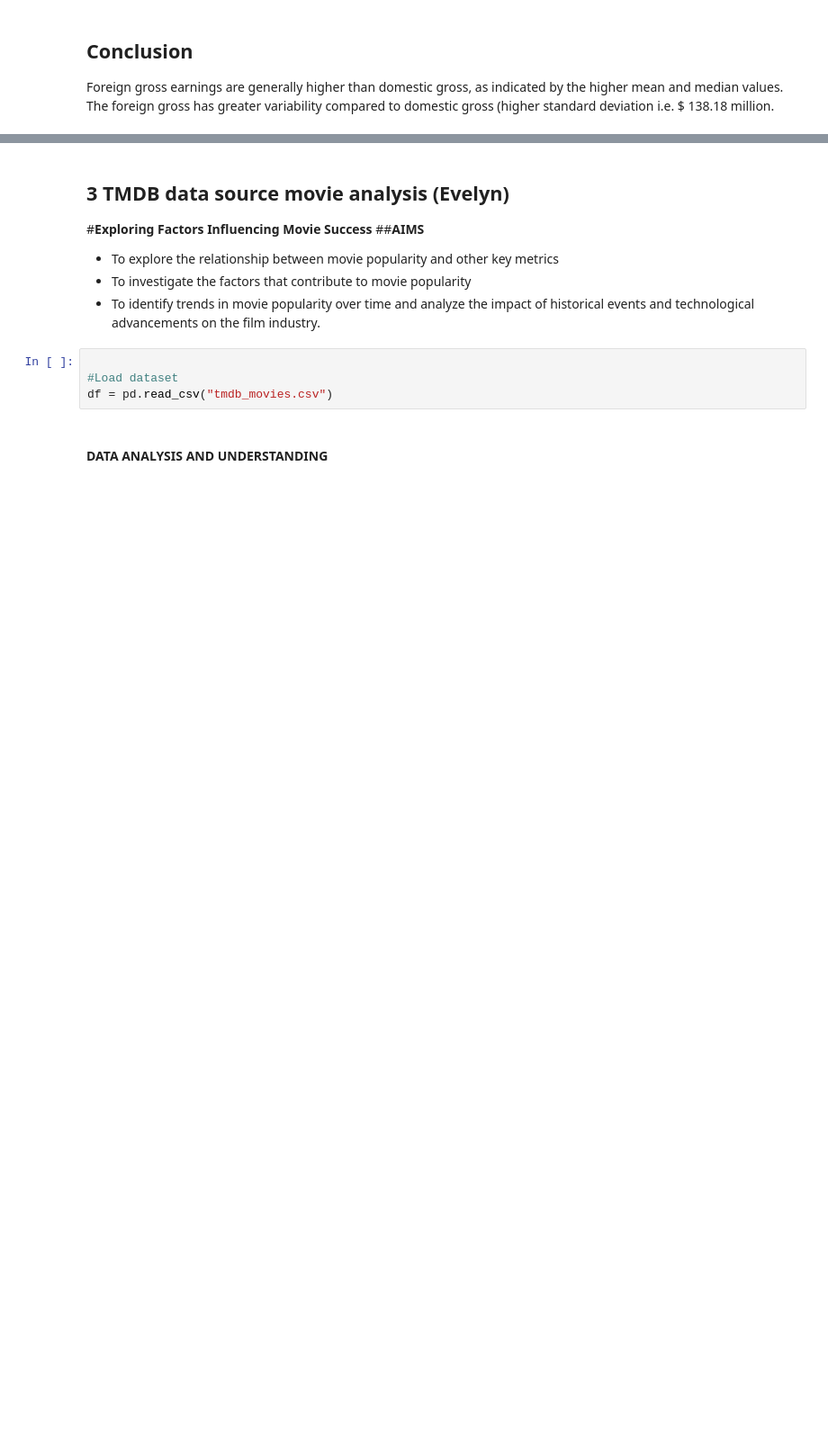
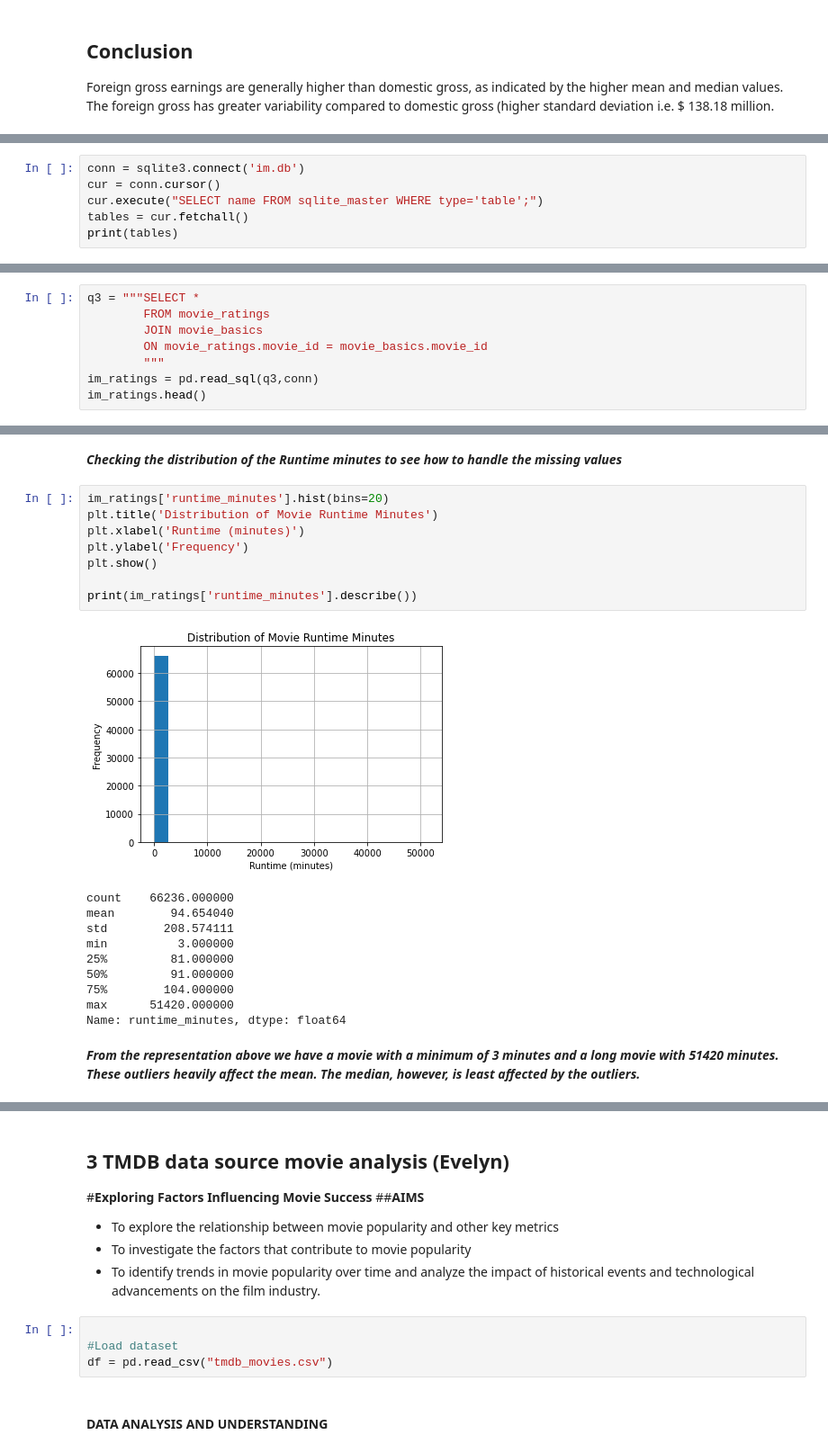
Before and after one commit to Thazes/Dsf-pt09-grp2, a Jupyter notebook: phase_2_group_2.ipynb, the cells around one changed output, grey strips where cells are left out. Shown: that part at 90% size. Cells and saved outputs as stored; diff of their text form; blank space fills up the shorter version.

```diff
--- a/phase_2_group_2.ipynb
+++ b/phase_2_group_2.ipynb
@@ -170,0 +177,6 @@ The foreign gross has greater variability compared to domestic gross (higher sta
+# %%
+conn = sqlite3.connect('im.db')
+cur = conn.cursor()
+cur.execute("SELECT name FROM sqlite_master WHERE type='table';")
+tables = cur.fetchall()
+print(tables)
@@ -170,0 +356,8 @@ The foreign gross has greater variability compared to domestic gross (higher sta
+# %%
+q3 = """SELECT *
+        FROM movie_ratings
+        JOIN movie_basics
+        ON movie_ratings.movie_id = movie_basics.movie_id
+        """
+im_ratings = pd.read_sql(q3,conn)
+im_ratings.head()
@@ -170,0 +407,23 @@ The foreign gross has greater variability compared to domestic gross (higher sta
+# %% [markdown]
+***Checking the distribution of the Runtime minutes to see how to handle the missing values***
+# %%
+im_ratings['runtime_minutes'].hist(bins=20)
+plt.title('Distribution of Movie Runtime Minutes')
+plt.xlabel('Runtime (minutes)')
+plt.ylabel('Frequency')
+plt.show()
+
+print(im_ratings['runtime_minutes'].describe())
+# %% [output]
+[figure, added]
+count    66236.000000
+mean        94.654040
+std        208.574111
+min          3.000000
+25%         81.000000
+50%         91.000000
+75%        104.000000
+max      51420.000000
+Name: runtime_minutes, dtype: float64
+# %% [markdown]
+***From the representation above we have a movie with a minimum of 3 minutes and a long movie with 51420 minutes. These outliers heavily affect the mean. The median, however, is least affected by the outliers.***
```
Also changed, not shown: parts of 78 cells of this notebook.
